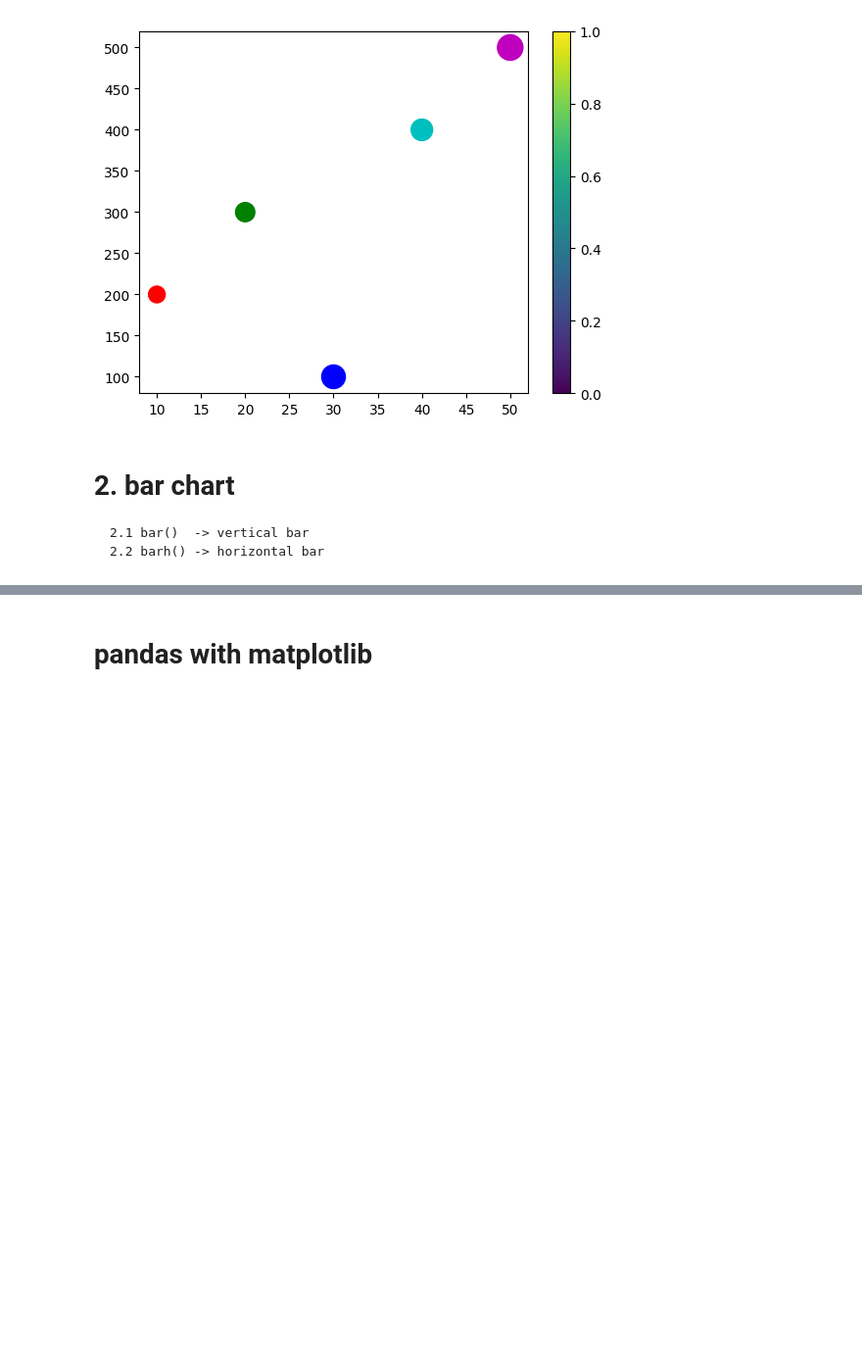
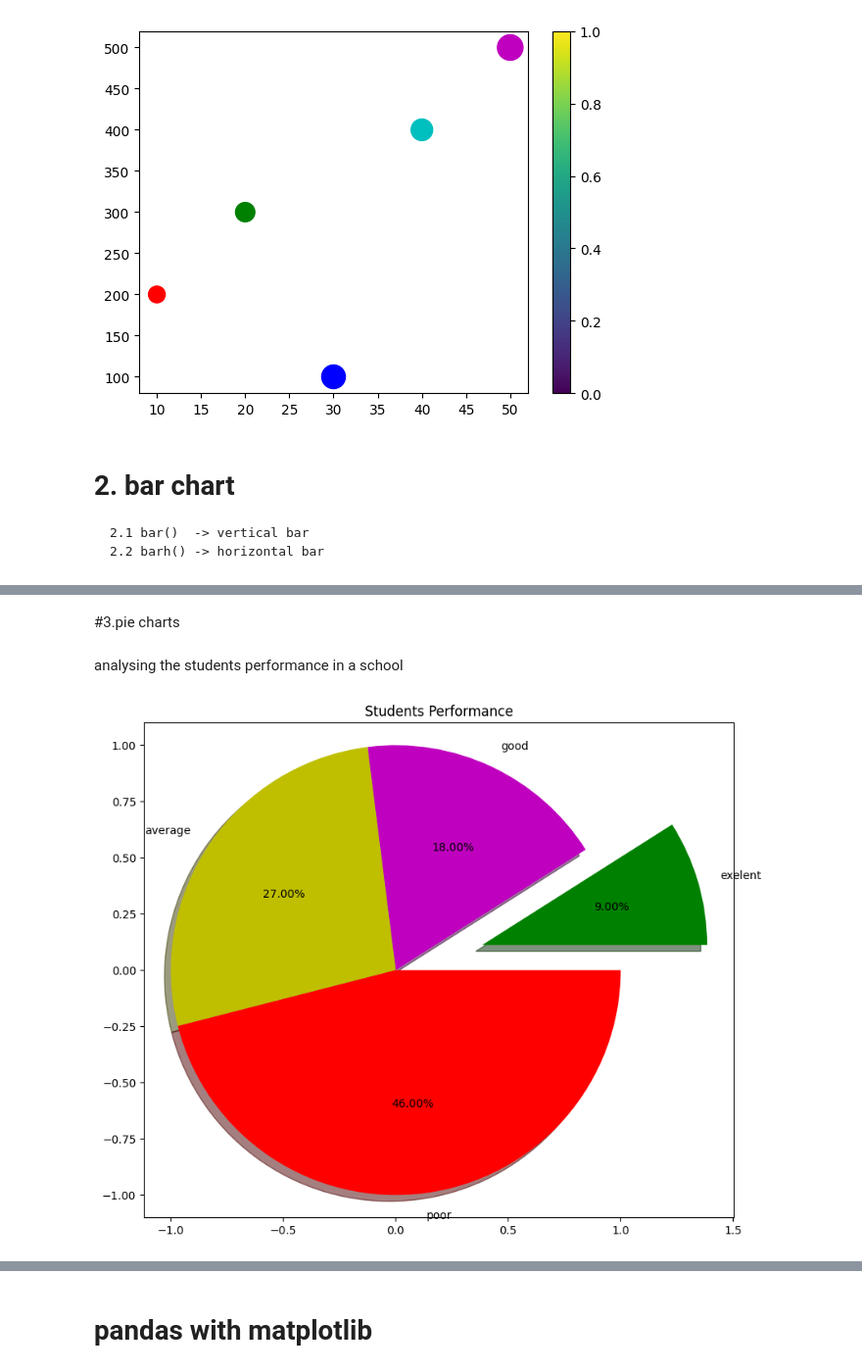
Before and after one commit to Reddysekhar8333/python, a Jupyter notebook: matplotlib.ipynb, the cells around one changed output, grey strips where cells are left out. Shown: that part at 98% size. Cells and saved outputs as stored; diff of their text form; code cells hidden in the pictures; blank space fills up the shorter version.

```diff
--- a/matplotlib.ipynb
+++ b/matplotlib.ipynb
@@ -112,0 +172,15 @@ years=["2021",]
+# %% [markdown]
+#3.pie charts
+# %% [markdown]
+analysing the students performance in a school
+# %%
+import matplotlib.pyplot as plt
+performance=["exelent","good","average","poor"]
+color=["g","m","y","r"]
+merits=[9,18,27,46]
+plt.figure(figsize=(10,8))
+plt.pie(merits,labels=performance,explode=[0.4,0,0,0],shadow=True,colors=color,autopct="%1.2f%%",frame=True)
+plt.title("Students Performance")
+plt.show()
+# %% [output]
+[figure, added]
```
Also changed, not shown: parts of 10 cells of this notebook.
